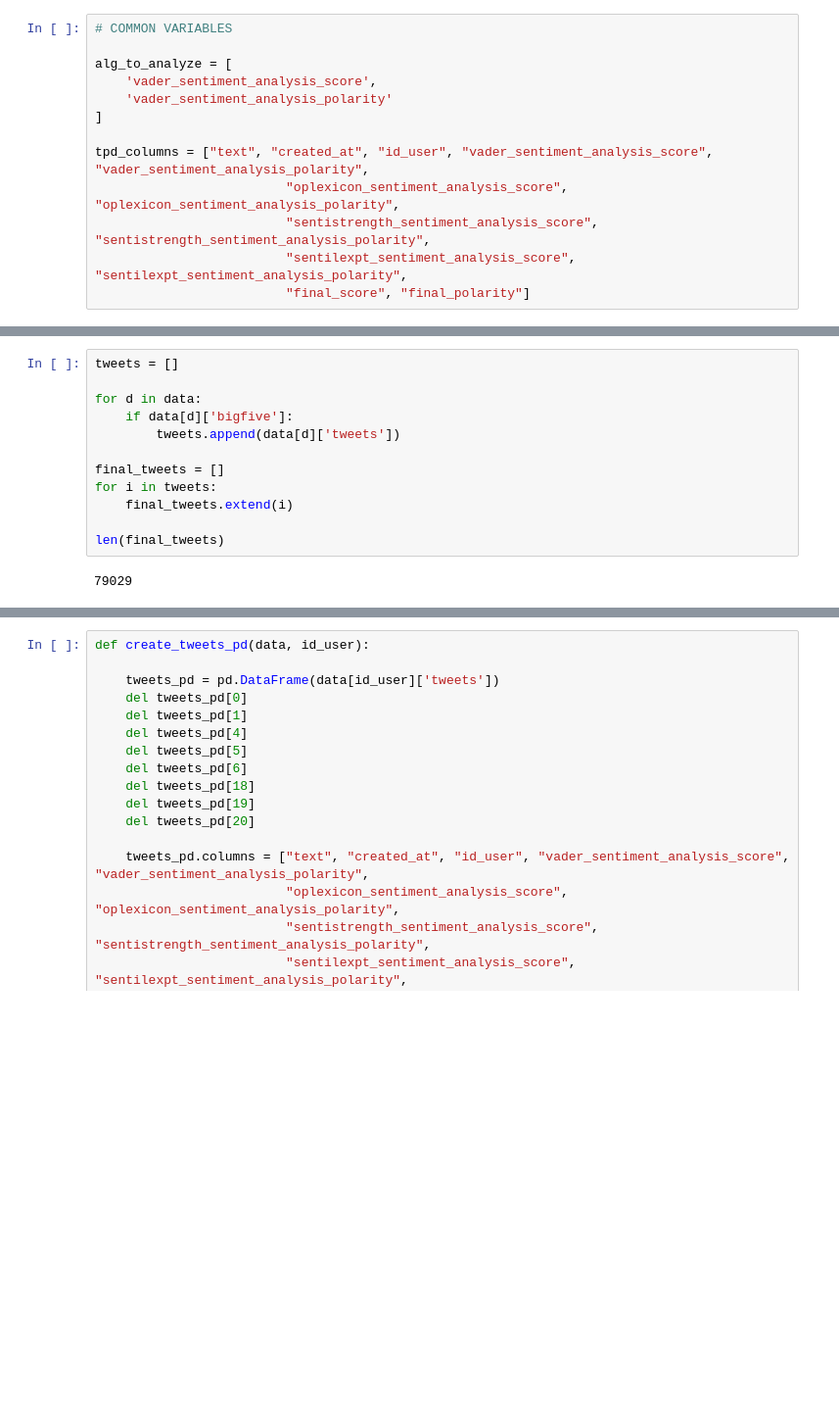
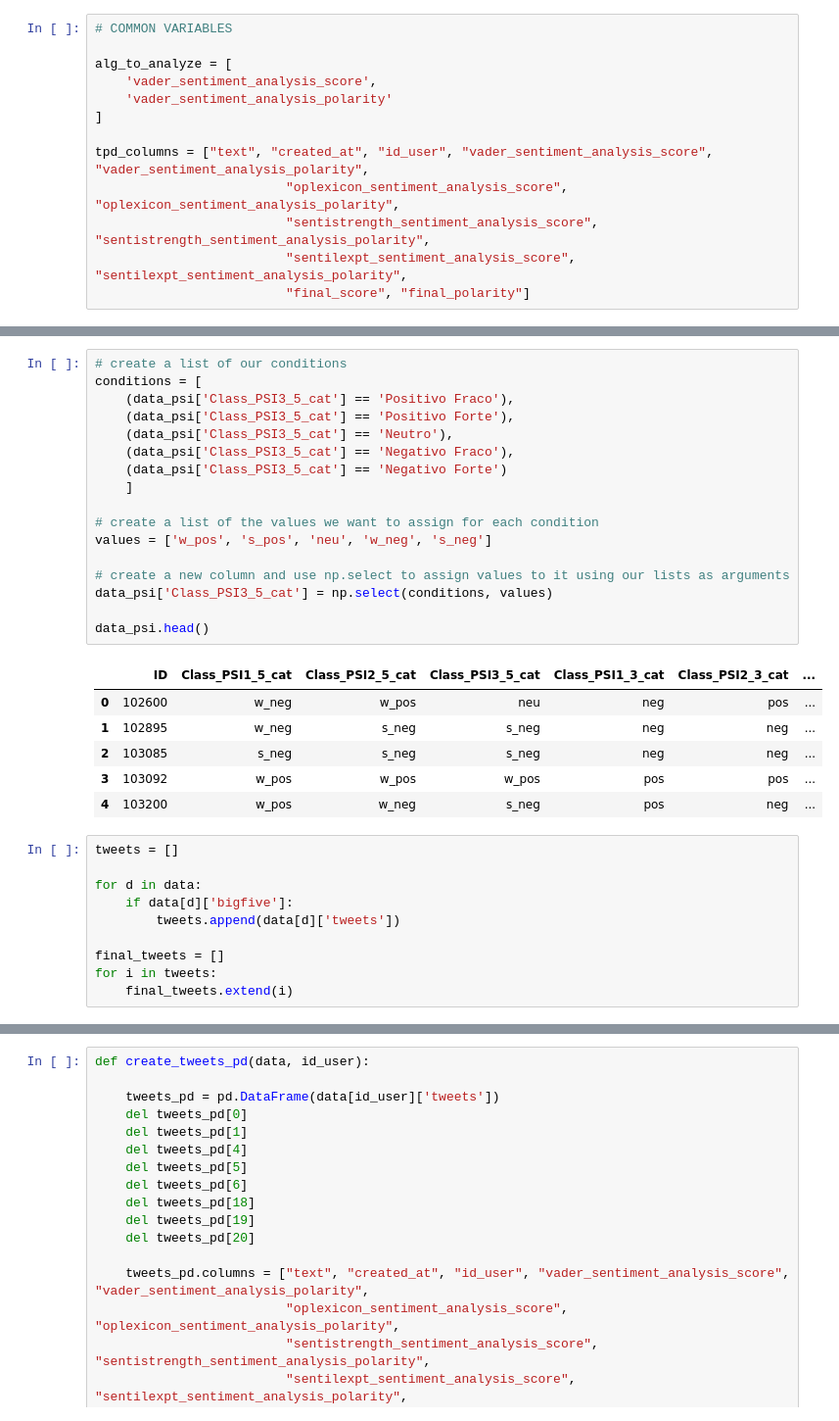
Before and after one commit to leosilva/peerj_computer_science_2022, a Jupyter notebook: Notebooks/Algorithms Statistics.ipynb, the cells around one changed output, grey strips where cells are left out. Shown at 98% size. Drawn from its saved outputs; the diff is of its cells as text; blank space fills up the shorter version.

```diff
--- a/Notebooks/Algorithms Statistics.ipynb
+++ b/Notebooks/Algorithms Statistics.ipynb
@@ -55,3 +202,27 @@ data.head()
+# %%
+# create a list of our conditions
+conditions = [
+    (data_psi['Class_PSI3_5_cat'] == 'Positivo Fraco'),
+    (data_psi['Class_PSI3_5_cat'] == 'Positivo Forte'),
+    (data_psi['Class_PSI3_5_cat'] == 'Neutro'),
+    (data_psi['Class_PSI3_5_cat'] == 'Negativo Fraco'),
+    (data_psi['Class_PSI3_5_cat'] == 'Negativo Forte')
+    ]
+
+# create a list of the values we want to assign for each condition
+values = ['w_pos', 's_pos', 'neu', 'w_neg', 's_neg']
+
+# create a new column and use np.select to assign values to it using our lists as arguments
+data_psi['Class_PSI3_5_cat'] = np.select(conditions, values)
+
+data_psi.head()
+# %% [output]
+|  | ID | Class_PSI1_5_cat | Class_PSI2_5_cat | Class_PSI3_5_cat | Class_PSI1_3_cat | Class_PSI2_3_cat | ... |
+| 0 | 102600 | w_neg | w_pos | neu | neg | pos | ... |
+| 1 | 102895 | w_neg | s_neg | s_neg | neg | neg | ... |
+| 2 | 103085 | s_neg | s_neg | s_neg | neg | neg | ... |
+| 3 | 103092 | w_pos | w_pos | w_pos | pos | pos | ... |
+| 4 | 103200 | w_pos | w_neg | s_neg | pos | neg | ... |
 # %%
 tweets = []
 
@@ -62,10 +233,6 @@ for d in data:
 final_tweets = []
 for i in tweets:
     final_tweets.extend(i)
-
-len(final_tweets)
-# %% [output]
-79029
 # %%
 def clean_df(df, alg):
     clean_df_columns = [
```
Also changed, not shown: parts of 13 cells of this notebook, 2 other files.
